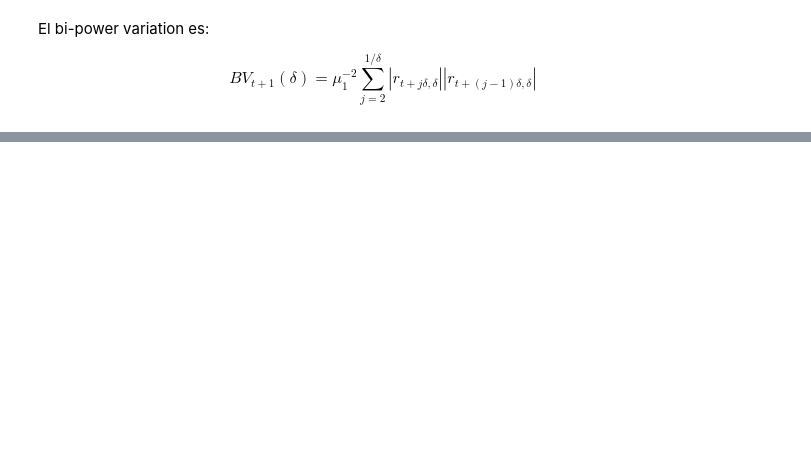
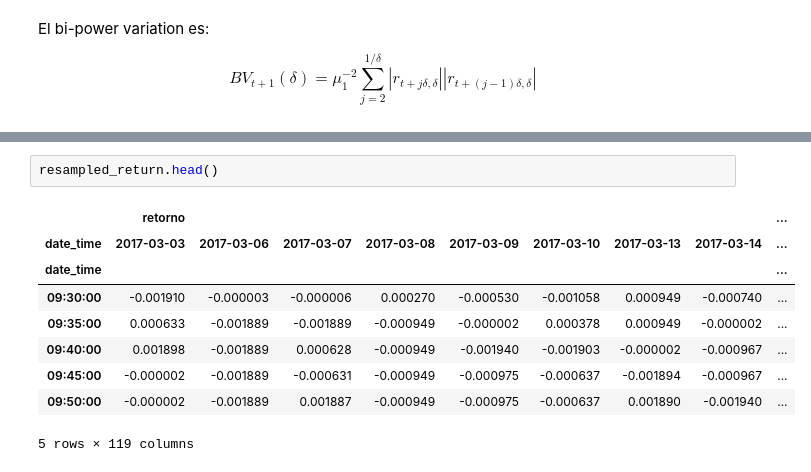
Before and after one commit to nromerodiaz/MarketQualityParams, a Jupyter notebook: JumpStatistic.ipynb, the cells around one changed output, grey strips where cells are left out. Drawn from its saved outputs; the diff is of its cells as text; blank space fills up the shorter version.

```diff
--- a/JumpStatistic.ipynb
+++ b/JumpStatistic.ipynb
@@ -245,0 +193,12 @@ array([[False],
+# %%
+resampled_return.head()
+# %% [output]
+|  | retorno |  |  |  |  |  |  |  | ... |
+| date_time | 2017-03-03 | 2017-03-06 | 2017-03-07 | 2017-03-08 | 2017-03-09 | 2017-03-10 | 2017-03-13 | 2017-03-14 | ... |
+| date_time |  |  |  |  |  |  |  |  | ... |
+| 09:30:00 | -0.001910 | -0.000003 | -0.000006 | 0.000270 | -0.000530 | -0.001058 | 0.000949 | -0.000740 | ... |
+| 09:35:00 | 0.000633 | -0.001889 | -0.001889 | -0.000949 | -0.000002 | 0.000378 | 0.000949 | -0.000002 | ... |
+| 09:40:00 | 0.001898 | -0.001889 | 0.000628 | -0.000949 | -0.001940 | -0.001903 | -0.000002 | -0.000967 | ... |
+| 09:45:00 | -0.000002 | -0.001889 | -0.000631 | -0.000949 | -0.000975 | -0.000637 | -0.001894 | -0.000967 | ... |
+| 09:50:00 | -0.000002 | -0.001889 | 0.001887 | -0.000949 | -0.000975 | -0.000637 | 0.001890 | -0.001940 | ... |
+5 rows × 119 columns
```
Also changed, not shown: parts of 48 cells of this notebook.
